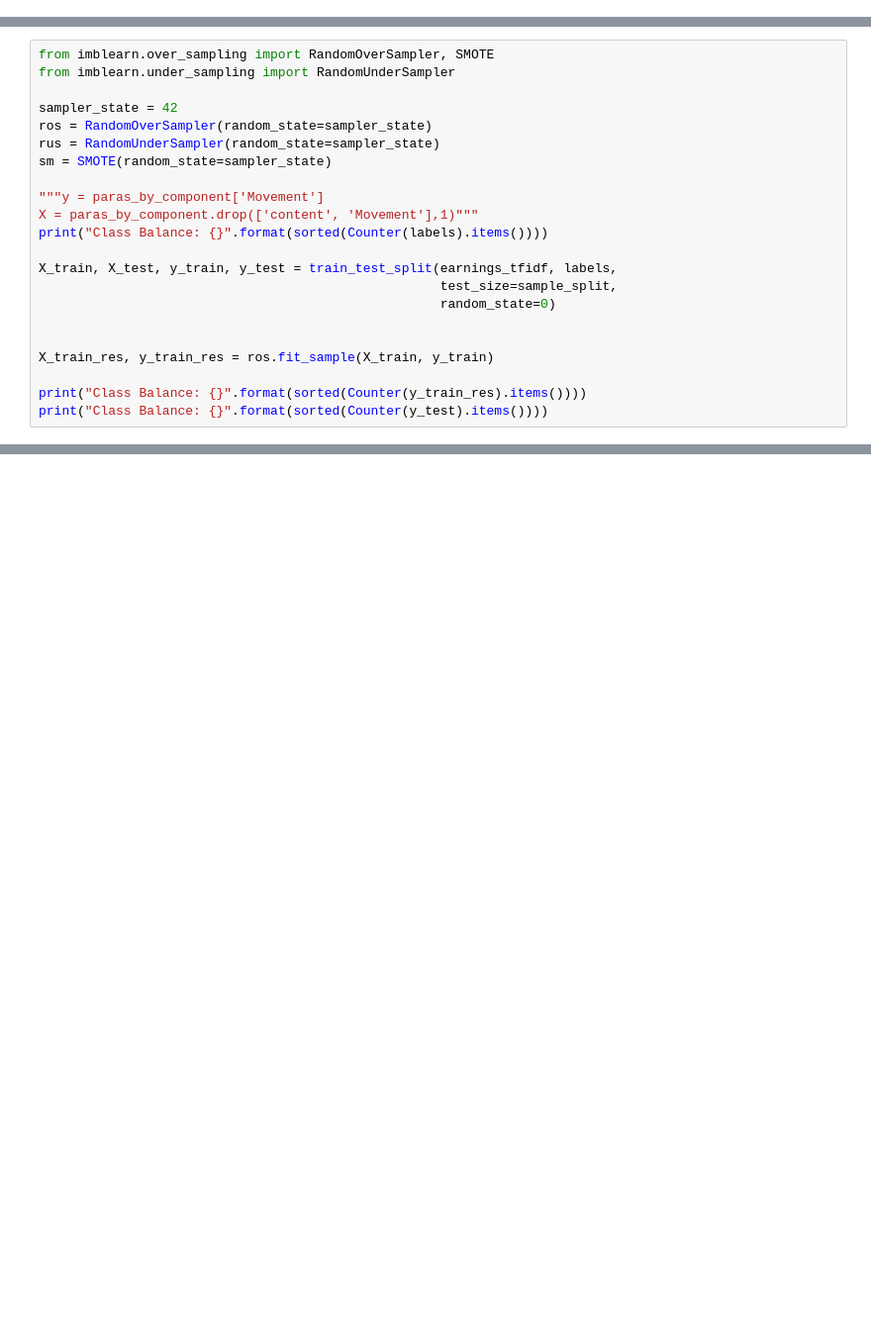
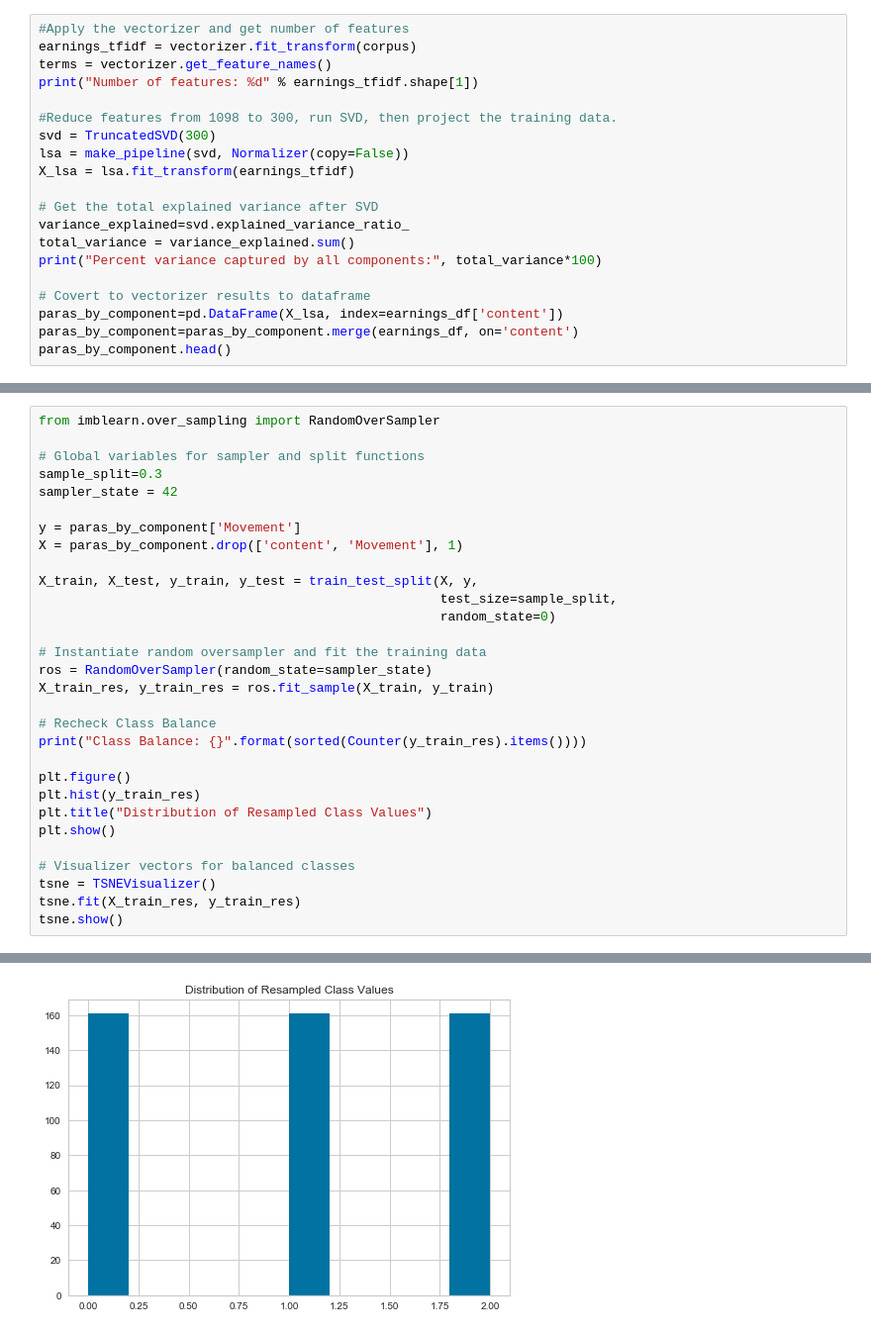
Before and after one commit to jkovach89/Final-Project, a Jupyter notebook: Capstone 5 - Data Analysis.ipynb, the cells around one changed output, grey strips where cells are left out. Shown at 99% size. Cells and saved outputs as stored; diff of their text form; blank space fills up the shorter version.

```diff
--- a/Capstone 5 - Data Analysis.ipynb
+++ b/Capstone 5 - Data Analysis.ipynb
@@ -69,0 +68,20 @@ Number of features: 425
+# %%
+#Apply the vectorizer and get number of features
+earnings_tfidf = vectorizer.fit_transform(corpus)
+terms = vectorizer.get_feature_names()
+print("Number of features: %d" % earnings_tfidf.shape[1])
+
+#Reduce features from 1098 to 300, run SVD, then project the training data.
+svd = TruncatedSVD(300)
+lsa = make_pipeline(svd, Normalizer(copy=False))
+X_lsa = lsa.fit_transform(earnings_tfidf)
+
+# Get the total explained variance after SVD
+variance_explained=svd.explained_variance_ratio_
+total_variance = variance_explained.sum()
+print("Percent variance captured by all components:", total_variance*100)
+
+# Covert to vectorizer results to dataframe
+paras_by_component=pd.DataFrame(X_lsa, index=earnings_df['content'])
+paras_by_component=paras_by_component.merge(earnings_df, on='content')
+paras_by_component.head()
@@ -70,23 +98,31 @@ Number of features: 425
 # %%
-from imblearn.over_sampling import RandomOverSampler, SMOTE
-from imblearn.under_sampling import RandomUnderSampler
+from imblearn.over_sampling import RandomOverSampler
 
+# Global variables for sampler and split functions
+sample_split=0.3
 sampler_state = 42
-ros = RandomOverSampler(random_state=sampler_state)
-rus = RandomUnderSampler(random_state=sampler_state)
-sm = SMOTE(random_state=sampler_state)
 
-"""y = paras_by_component['Movement']
-X = paras_by_component.drop(['content', 'Movement'],1)"""
-print("Class Balance: {}".format(sorted(Counter(labels).items())))
+y = paras_by_component['Movement']
+X = paras_by_component.drop(['content', 'Movement'], 1)
 
-X_train, X_test, y_train, y_test = train_test_split(earnings_tfidf, labels,
+X_train, X_test, y_train, y_test = train_test_split(X, y,
                                                     test_size=sample_split,
                                                     random_state=0)
 
-
+# Instantiate random oversampler and fit the training data
+ros = RandomOverSampler(random_state=sampler_state)
 X_train_res, y_train_res = ros.fit_sample(X_train, y_train)
 
+# Recheck Class Balance
 print("Class Balance: {}".format(sorted(Counter(y_train_res).items())))
-print("Class Balance: {}".format(sorted(Counter(y_test).items())))
+
+plt.figure()
+plt.hist(y_train_res)
+plt.title("Distribution of Resampled Class Values")
+plt.show()
+
+# Visualizer vectors for balanced classes
+tsne = TSNEVisualizer()
+tsne.fit(X_train_res, y_train_res)
+tsne.show()
 # %% [output]
@@ -95,0 +131 @@ Class Balance: [(0, 31), (1, 69), (2, 28)]
+[figure, added]
```
Also changed, not shown: parts of 12 cells of this notebook, 1 other file.
